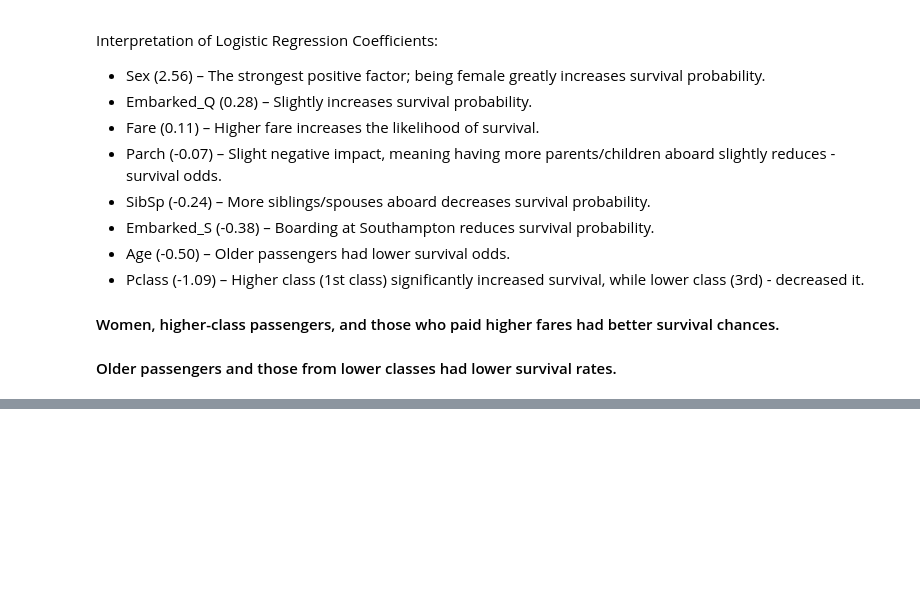
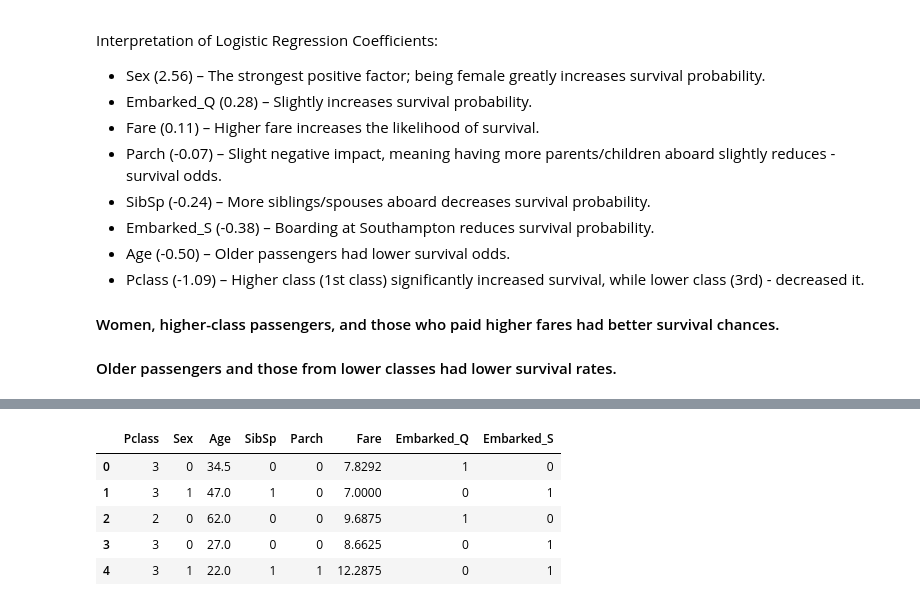
Before and after one commit to Anurag-Warthi/ExcelR, a Jupyter notebook: Assignments/Assignment-7/LR.ipynb, the cells around one changed output, grey strips where cells are left out. Saved outputs shown, nothing was run; the diff lists cells and outputs as text; code cells hidden in the pictures; blank space fills up the shorter version.

```diff
--- a/Assignments/Assignment-7/LR.ipynb
+++ b/Assignments/Assignment-7/LR.ipynb
@@ -371,0 +394,9 @@ Interpretation of Logistic Regression Coefficients:
+# %%
+X_test.head()
+# %% [output]
+|  | Pclass | Sex | Age | SibSp | Parch | Fare | Embarked_Q | Embarked_S |
+| 0 | 3 | 0 | 34.5 | 0 | 0 | 7.8292 | 1 | 0 |
+| 1 | 3 | 1 | 47.0 | 1 | 0 | 7.0000 | 0 | 1 |
+| 2 | 2 | 0 | 62.0 | 0 | 0 | 9.6875 | 1 | 0 |
+| 3 | 3 | 0 | 27.0 | 0 | 0 | 8.6625 | 0 | 1 |
+| 4 | 3 | 1 | 22.0 | 1 | 1 | 12.2875 | 0 | 1 |
```
Also changed, not shown: parts of 6 cells of this notebook.
